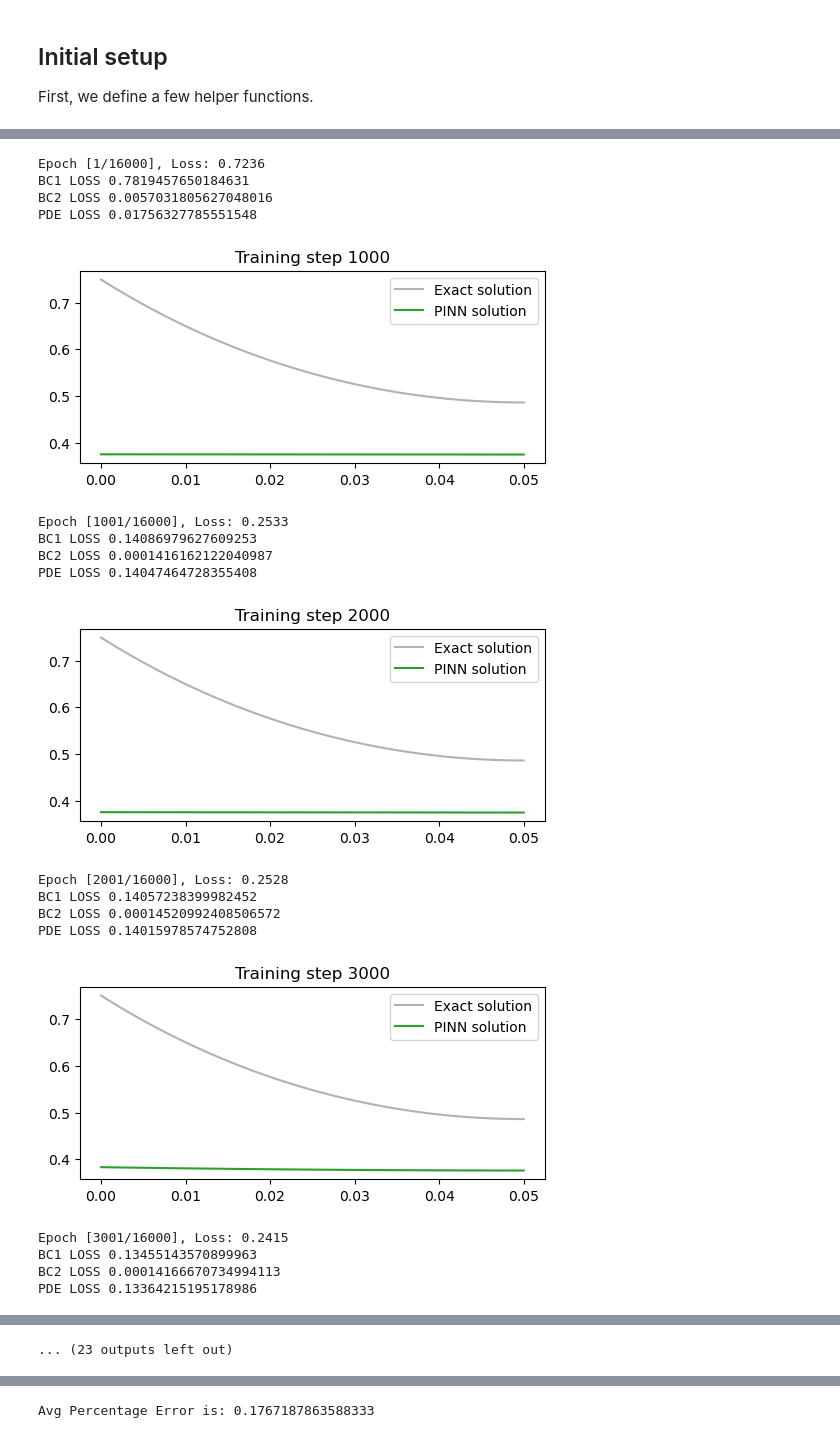
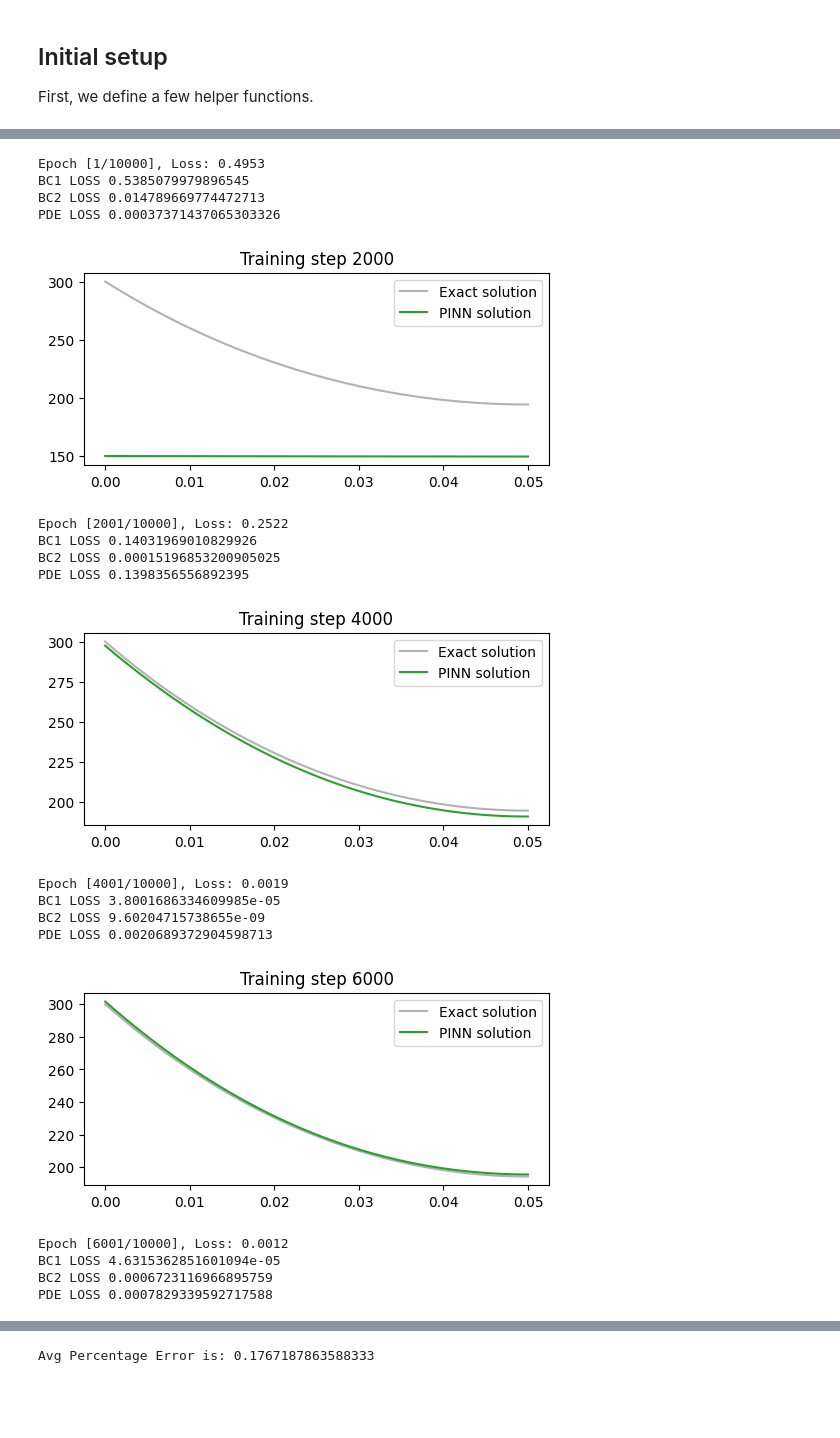
Before and after one commit to vsy2876/PINN, a Jupyter notebook: Exponential/JNRpg221.ipynb, the cells around one changed output, grey strips where cells are left out. Cells and saved outputs as stored; diff of their text form; code cells hidden in the pictures; blank space fills up the shorter version.

```diff
--- a/Exponential/JNRpg221.ipynb
+++ b/Exponential/JNRpg221.ipynb
@@ -57,7 +57,7 @@ To compute gradients of the neural network with respect to its inputs, we will u
 First, we define a few helper functions.
 # %%
 def exact_solution(x):
-    u = ((300/(1+np.exp(2)))*np.exp(20*x) + ((300*(np.exp(2))/(1+np.exp(2)))*np.exp(-20*x)))/400
+    u = ((300/(1+np.exp(2)))*np.exp(20*x) + ((300*(np.exp(2))/(1+np.exp(2)))*np.exp(-20*x)))
     return u
 
 class FCN(nn.Module):
@@ -93,7 +93,7 @@ x_test = torch.linspace(0,0.05,100).view(-1,1) #(200, 1)
 
 u_exact = exact_solution(x_test)
 optimiser = torch.optim.Adam(pinn.parameters(),lr=1e-4)
-num_epochs = 16000
+num_epochs = 10000
 losses = []
 for i in range(num_epochs+1):
     optimiser.zero_grad()
@@ -105,16 +105,16 @@ for i in range(num_epochs+1):
     u = pinn(x_boundary)# (1, 1)
     loss1 = (torch.squeeze(u)-0.75)**2
 
-    u2 = pinn(x_boundary2)
-    dudx = torch.autograd.grad(u2, x_boundary2, torch.ones_like(u), create_graph=True)[0]  # (20, 1)
-    dudx2 = torch.autograd.grad(dudx, x_boundary2, torch.ones_like(u), create_graph=True)[0]  # (20, 1)
+    u = pinn(x_boundary2)
+    dudx = torch.autograd.grad(u, x_boundary2, torch.ones_like(u), create_graph=True)[0]  # (20, 1)
+    dudx2 = torch.autograd.grad(dudx, x_boundary2, torch.ones_like(dudx), create_graph=True)[0]  # (20, 1)
     loss2 = torch.mean(((dudx))**2)
 
 
     # compute physics loss
     u = pinn(x_physics)  # (20, 1)
     dudx = torch.autograd.grad(u, x_physics, torch.ones_like(u), create_graph=True)[0]  # (20, 1)
-    dudx2 = torch.autograd.grad(dudx, x_physics, torch.ones_like(u), create_graph=True)[0]  # (20, 1)
+    dudx2 = torch.autograd.grad(dudx, x_physics, torch.ones_like(dudx), create_graph=True)[0]  # (20, 1)
     loss3 = torch.mean((0.0025*dudx2 - u)**2)
 
 
@@ -125,11 +125,11 @@ for i in range(num_epochs+1):
     losses.append(loss.item())
 
     # plot the result as training progresses
-    if i % 1000 == 0:
+    if i % 2000 == 0:
         u = pinn(x_test).detach()
         plt.figure(figsize=(6,2.5))
         plt.plot(x_test[:,0], u_exact[:,0], label="Exact solution", color="tab:grey", alpha=0.6)
-        plt.plot(x_test[:,0], u[:,0], label="PINN solution", color="tab:green")
+        plt.plot(x_test[:,0], u[:,0]*400, label="PINN solution", color="tab:green")
         plt.title(f"Training step {i}")
         plt.legend()
         plt.show()
@@ -150,19 +150,19 @@ plt.show()
-Epoch [1/16000], Loss: 0.7236
-BC1 LOSS 0.7819457650184631
-BC2 LOSS 0.0057031805627048016
-PDE LOSS 0.01756327785551548
+Epoch [1/10000], Loss: 0.4953
+BC1 LOSS 0.5385079979896545
+BC2 LOSS 0.014789669774472713
+PDE LOSS 0.00037371437065303326
-[figure, old version]
+[figure, new version]
-Epoch [1001/16000], Loss: 0.2533
-BC1 LOSS 0.14086979627609253
-BC2 LOSS 0.0001416162122040987
-PDE LOSS 0.14047464728355408
+Epoch [2001/10000], Loss: 0.2522
+BC1 LOSS 0.14031969010829926
+BC2 LOSS 0.00015196853200905025
+PDE LOSS 0.1398356556892395
-[figure, old version]
+[figure, new version]
-Epoch [2001/16000], Loss: 0.2528
-BC1 LOSS 0.14057238399982452
-BC2 LOSS 0.00014520992408506572
-PDE LOSS 0.14015978574752808
+Epoch [4001/10000], Loss: 0.0019
+BC1 LOSS 3.8001686334609985e-05
+BC2 LOSS 9.60204715738655e-09
+PDE LOSS 0.0020689372904598713
-[figure, old version]
+[figure, new version]
-Epoch [3001/16000], Loss: 0.2415
-BC1 LOSS 0.13455143570899963
-BC2 LOSS 0.00014166670734994113
-PDE LOSS 0.13364215195178986
+Epoch [6001/10000], Loss: 0.0012
+BC1 LOSS 4.6315362851601094e-05
+BC2 LOSS 0.0006723116966895759
+PDE LOSS 0.0007829339592717588
@@ -179 +178,0 @@ PDE LOSS 0.002508757635951042
-... (23 outputs left out)
```
Also changed, not shown: parts of 6 cells of this notebook, 4 other files.
